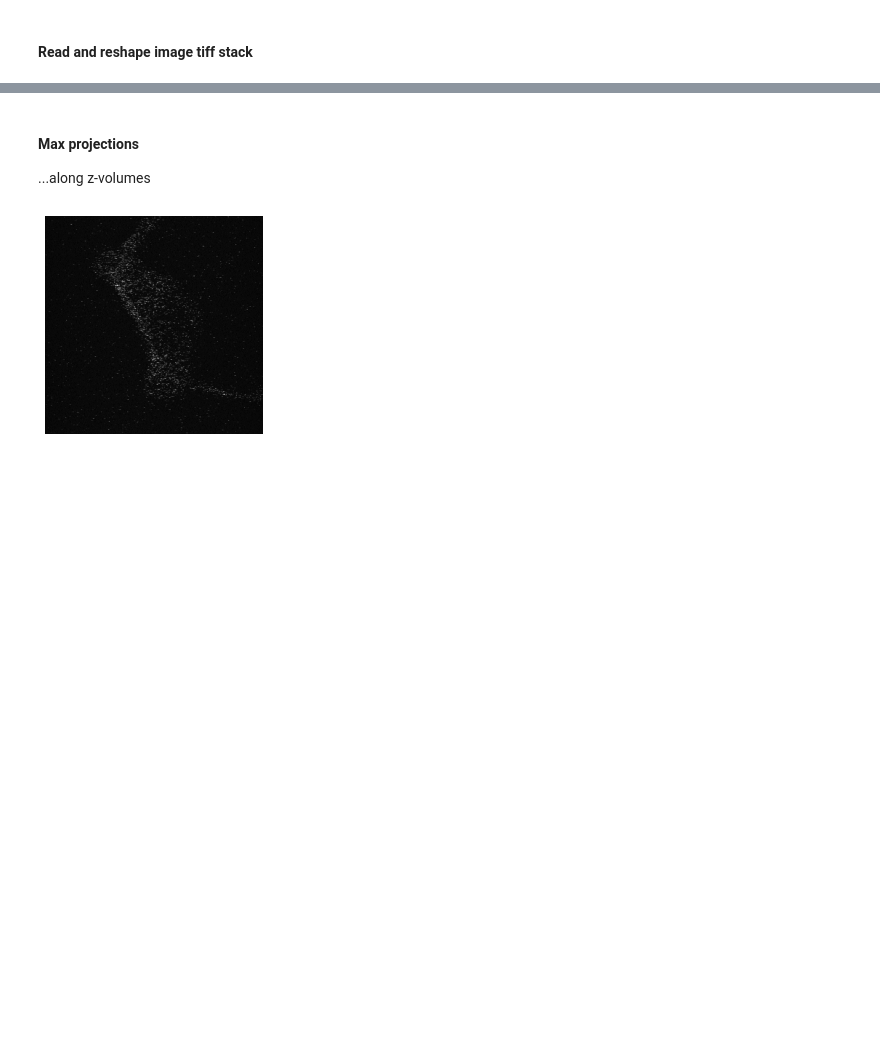
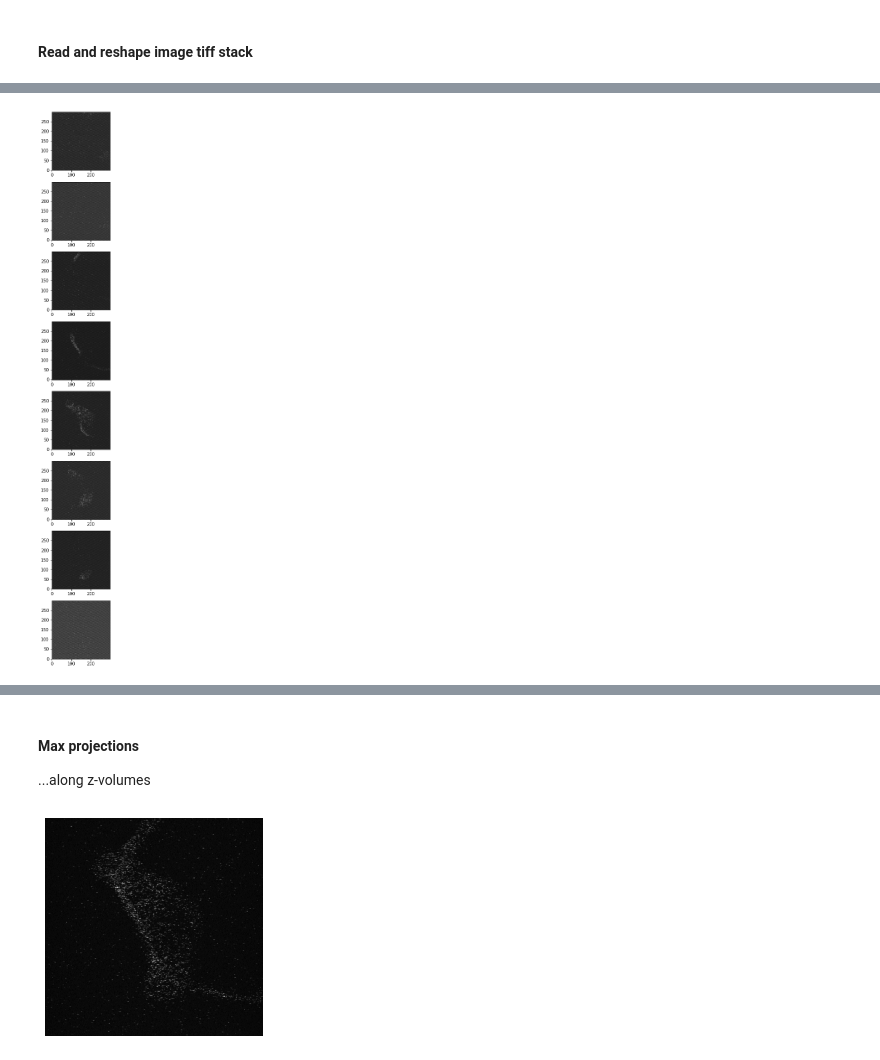
Before and after one commit to hjmh/fly2p, a Jupyter notebook: fly2p/scripts/preprocessImagingData.ipynb, the cells around one changed output, grey strips where cells are left out. Cells and saved outputs as stored; diff of their text form; code cells hidden in the pictures; blank space fills up the shorter version.

```diff
--- a/fly2p/scripts/preprocessImagingData.ipynb
+++ b/fly2p/scripts/preprocessImagingData.ipynb
@@ -65,10 +65,14 @@ mytiffreader = ScanImageTiffReader(sep.join([dataDir, rawTiff]))
 metadat = mytiffreader.metadata()
 
 basicMetadat = getSIbasicMetadata(metadat)
-print(basicMetadat)
 
-basicMetadat['vps'] =  basicMetadat['fpsscan']/basicMetadat['fpv'] #volumes per second = fpv / fpsscan
-print('frame rate per volume [Hz]: {}'.format(basicMetadat['vps']))
+# give channel identity
+basicMetadat["CaCh"] = 0
+SImetadict = getSIMetadict(metadat)
+
+#print(mytiffreader.metadata())
+
+basicMetadat
 # %% [output]
 SI.VERSION_COMMIT = '4a9264c4fccd21a03258704d0d6489537ad79e6c'
 SI.VERSION_MAJOR = '2018b'
@@ -91,9 +98,15 @@ print(volshape)
 # %%
-vol = vol.reshape((int(volshape[0]/(fpv*nCh)),fpv,nCh,volshape[1], volshape[2]))
-print('Full dimensional stack: rawstack')
+vol = mytiffreader.data()
+volshape = vol.shape
+print(volshape)
+
+vol = vol.reshape((int(volshape[0]/(basicMetadat['fpv']*basicMetadat['nCh'])),
+                   basicMetadat['fpv'],basicMetadat['nCh'],volshape[1], volshape[2]))
+
+print('Full dimensional stack: volumes, planes, channels, xpix, ypix')
 print(vol.shape)
 
-stack4d = np.squeeze(vol[:,0:fpv-nDiscardFBFrames,caCh,:,:])
+stack = vol[:,0:basicMetadat['fpv']-basicMetadat['nDiscardFBFrames'],basicMetadat['CaCh'],:,:]
 print('Stack reduced to one color channel and flyback frames discrded: stack4d')
-print(stack4d.shape)
+print(stack.shape)
 # %% [output]
@@ -103,0 +148,6 @@ Stack reduced to one color channel and flyback frames discrded: stack4d
+# %%
+fig, ax = plt.subplots(8,1, figsize=(4, 24))
+for i in range(8):
+    ax[i].imshow(stack[0,i,:,:],cmap='Greys_r',origin='lower')
+# %% [output]
+[figure, added]
```
Also changed, not shown: parts of 8 cells of this notebook.
